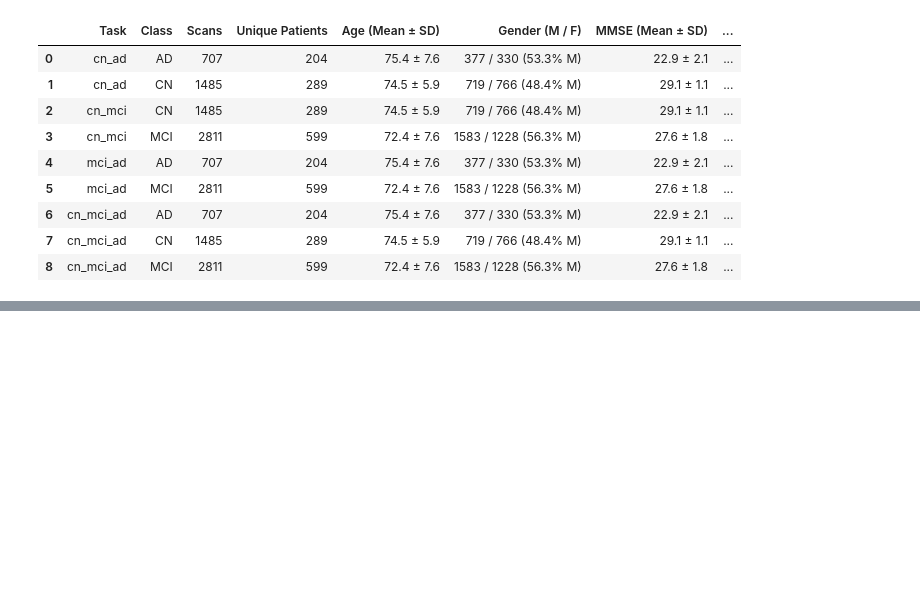
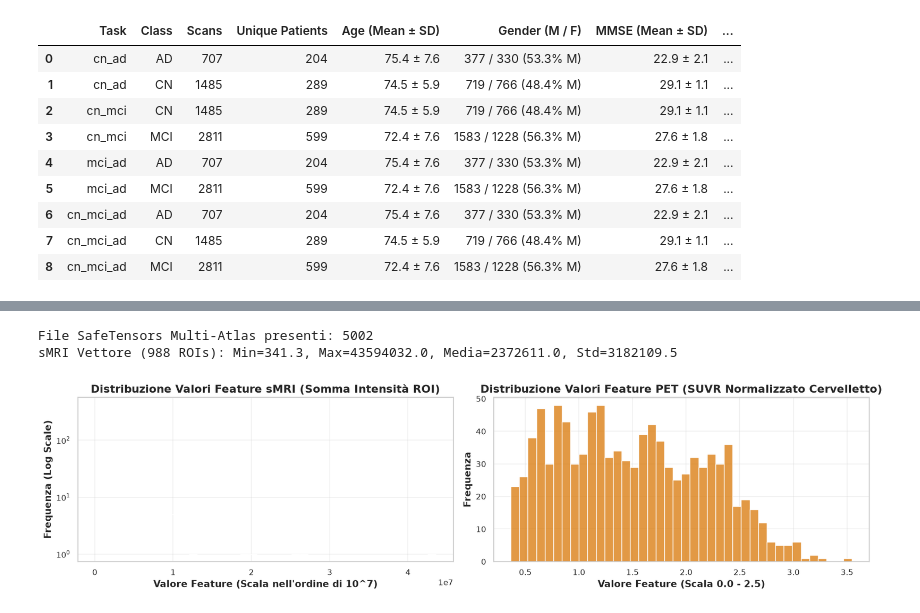
Before and after one commit to Faiail/multimodal-alzheimer-classification, a Jupyter notebook: notebooks/dataset_statistics.ipynb, the cells around one changed output, grey strips where cells are left out. Drawn from its saved outputs; the diff is of its cells as text; code cells hidden in the pictures; blank space fills up the shorter version.

```diff
--- a/notebooks/dataset_statistics.ipynb
+++ b/notebooks/dataset_statistics.ipynb
@@ -495,0 +660,46 @@ display(summary_table)
+# %%
+# 6.4 Verifica Numerica dell'Esplosione di Scala nelle SafeTensors Multi-Atlas
+from safetensors.torch import load_file
+import glob
+
+st_files = glob.glob("data/processed/multi_atlas_safetensors/*.safetensors")
+print(f"File SafeTensors Multi-Atlas presenti: {len(st_files)}")
+
+if len(st_files) > 0:
+    sample_st = load_file(st_files[0])
+    smri_features = sample_st['smri'].numpy()
+    pet_features = sample_st.get('pet', sample_st['smri'] * 0.0).numpy()
+
+    print(f"sMRI Vettore (988 ROIs): Min={smri_features.min():.1f}, Max={smri_features.max():.1f}, Media={smri_features.mean():.1f}, Std={smri_features.std():.1f}")
+    if 'pet' in sample_st:
+        print(f"PET Vettore (988 ROIs):  Min={pet_features.min():.4f}, Max={pet_features.max():.4f}, Media={pet_features.mean():.4f}, Std={pet_features.std():.4f}")
+
+    fig, axes = plt.subplots(1, 2, figsize=(15, 4))
+
+    sns.histplot(smri_features, bins=40, color='#2563eb', ax=axes[0], log_scale=(False, True))
+    axes[0].set_title('Distribuzione Valori Feature sMRI (Somma Intensità ROI)', fontweight='bold')
+    axes[0].set_xlabel('Valore Feature (Scala nell\'ordine di 10^7)')
+    axes[0].set_ylabel('Frequenza (Log Scale)')
+    axes[0].grid(True, alpha=0.3)
+
+    # Se presente file con PET, mostriamone la scala reale
+    pet_sample_file = None
+    for f in st_files[:50]:
+        t = load_file(f)
+        if 'pet' in t and (t['pet'] > 0).any():
+            pet_sample_file = t
+            break
+
+    if pet_sample_file is not None:
+        sns.histplot(pet_sample_file['pet'].numpy(), bins=40, color='#d97706', ax=axes[1])
+        axes[1].set_title('Distribuzione Valori Feature PET (SUVR Normalizzato Cervelletto)', fontweight='bold')
+        axes[1].set_xlabel('Valore Feature (Scala 0.0 - 2.5)')
+        axes[1].set_ylabel('Frequenza')
+        axes[1].grid(True, alpha=0.3)
+
+    plt.tight_layout()
+    plt.show()
+# %% [output]
+File SafeTensors Multi-Atlas presenti: 5002
+sMRI Vettore (988 ROIs): Min=341.3, Max=43594032.0, Media=2372611.0, Std=3182109.5
+[figure, added]
```
Also changed, not shown: parts of 15 cells of this notebook, 4 other files.
